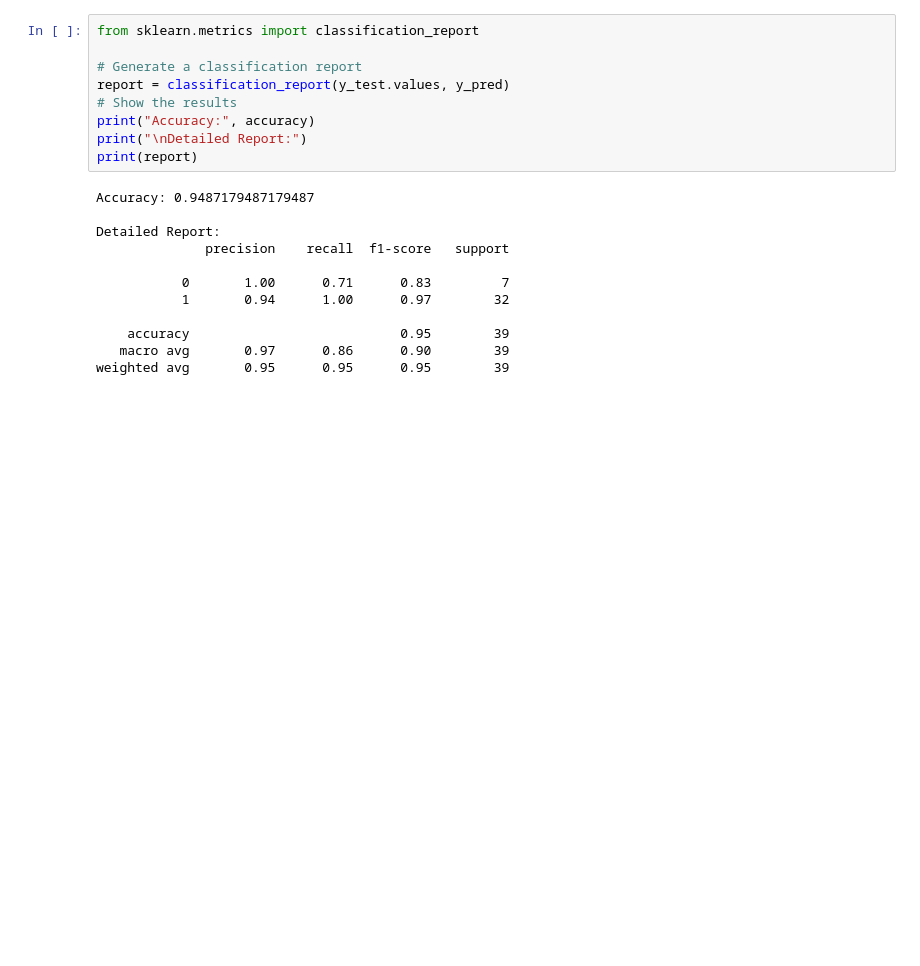
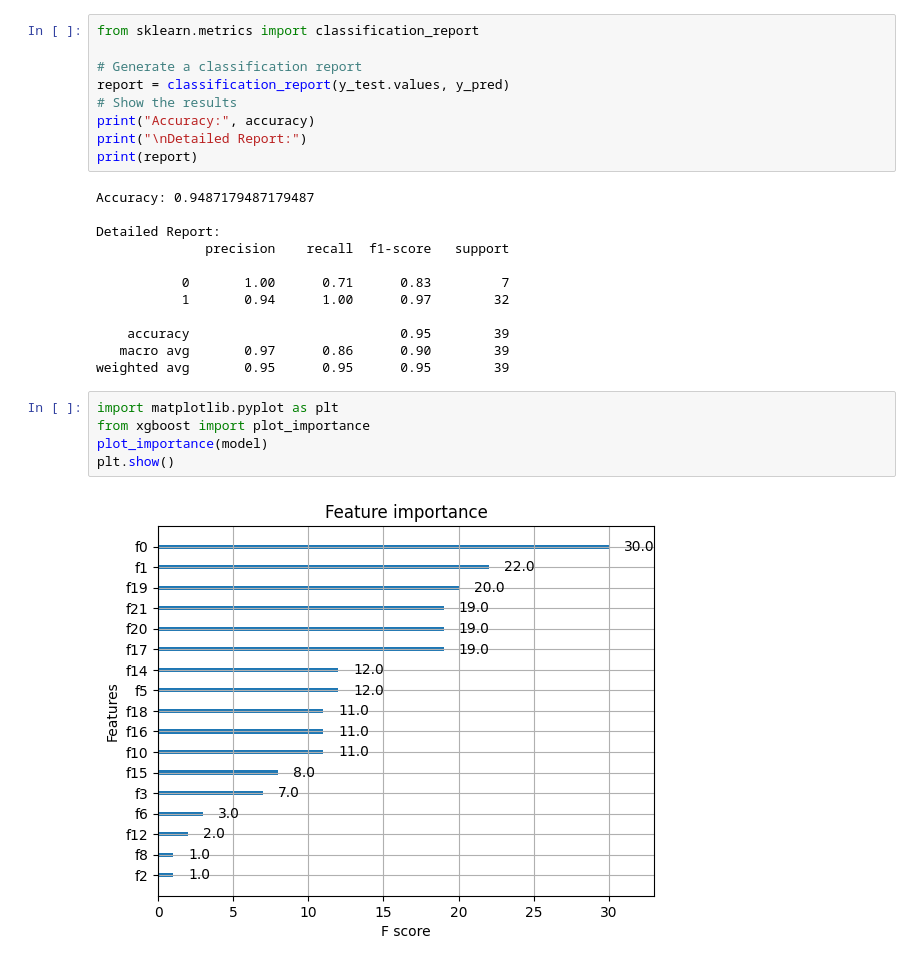
Before and after one commit to glimmer-jm/Projects, a Jupyter notebook: Detecting_Parkinson‟s_Disease_Using_XGBoost.ipynb, the cells around one changed output. Drawn from its saved outputs; the diff is of its cells as text; blank space fills up the shorter version.

```diff
--- a/Detecting_Parkinson‟s_Disease_Using_XGBoost.ipynb
+++ b/Detecting_Parkinson‟s_Disease_Using_XGBoost.ipynb
@@ -195,3 +199,10 @@ Detailed Report:
     accuracy                           0.95        39
    macro avg       0.97      0.86      0.90        39
 weighted avg       0.95      0.95      0.95        39
+# %%
+import matplotlib.pyplot as plt
+from xgboost import plot_importance
+plot_importance(model)
+plt.show()
+# %% [output]
+[figure, added]
```
Also changed, not shown: parts of 1 cell of this notebook.
